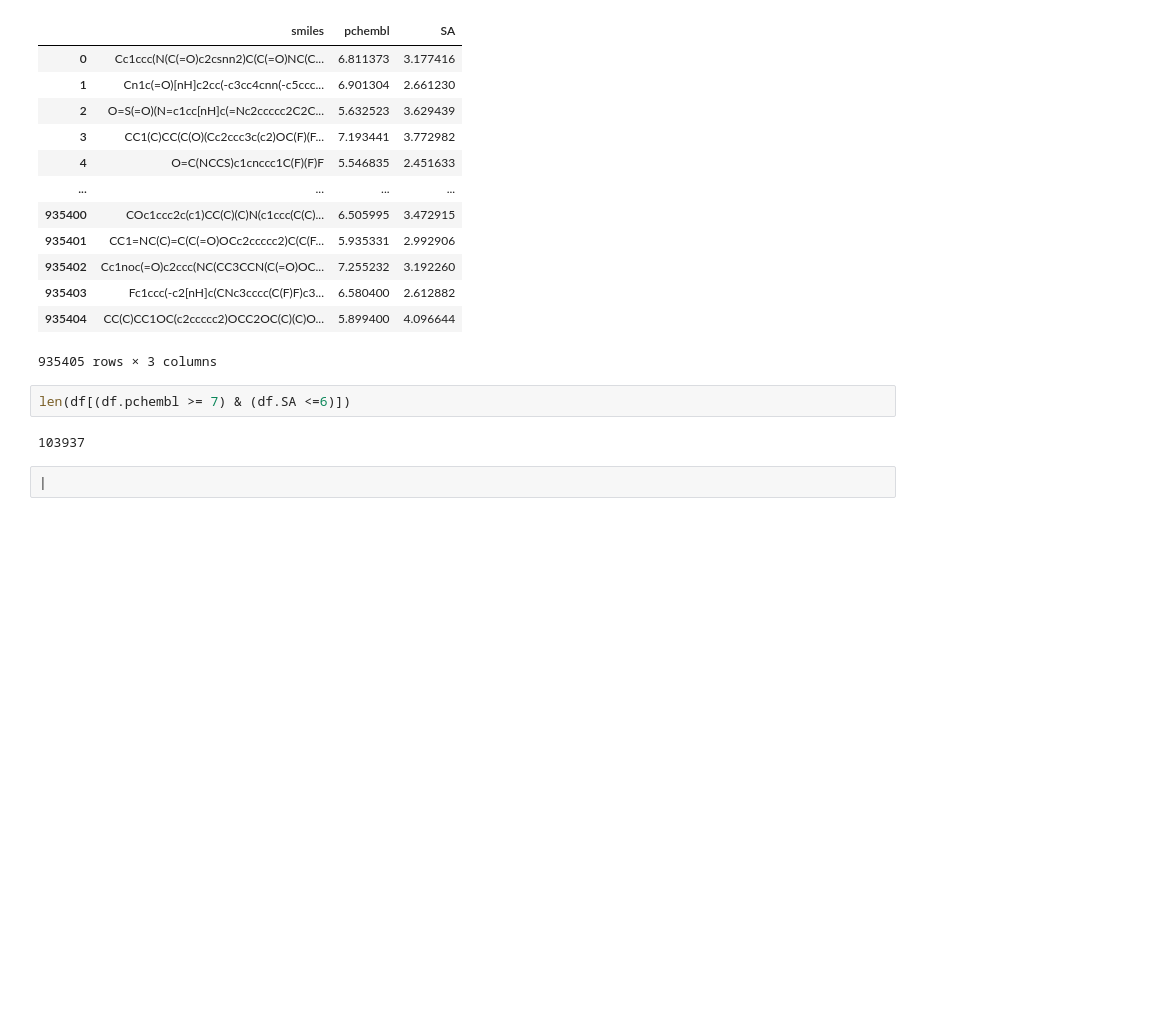
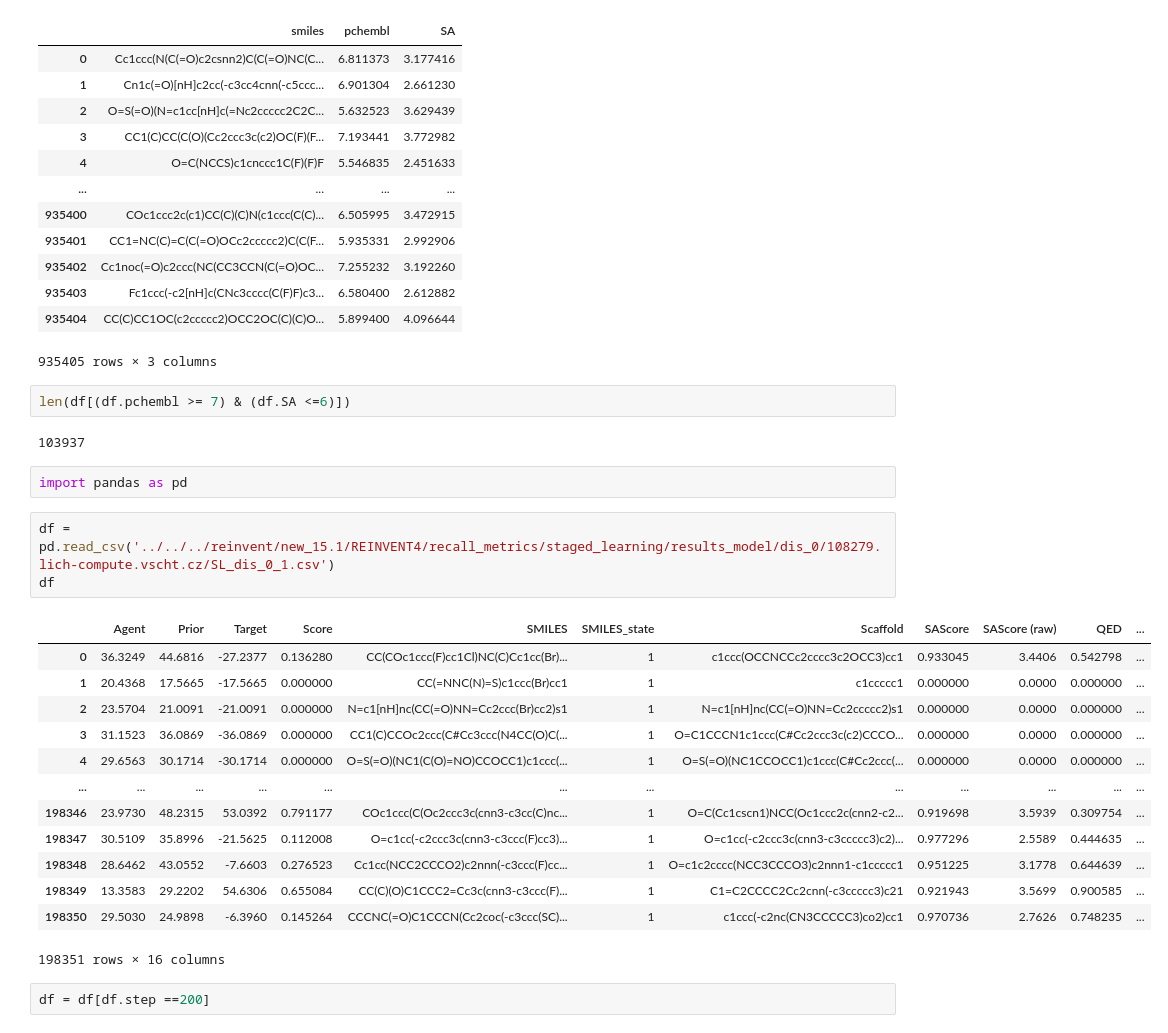
Before and after one commit to filvaleriia/scaffold-based-metrics, a Jupyter notebook: Untitled1.ipynb, the cells around one changed output. Cells and saved outputs as stored; diff of their text form; blank space fills up the shorter version.

```diff
--- a/Untitled1.ipynb
+++ b/Untitled1.ipynb
@@ -536,5 +536,24 @@ df
 len(df[(df.pchembl >= 7) & (df.SA <=6)])
 # %% [output]
 103937
-# %%
-|
+# %%
+import pandas as pd
+# %%
+df = pd.read_csv('../../../reinvent/new_15.1/REINVENT4/recall_metrics/staged_learning/results_model/dis_0/108279.lich-compute.vscht.cz/SL_dis_0_1.csv')
+df
+# %% [output]
+|  | Agent | Prior | Target | Score | SMILES | SMILES_state | Scaffold | SAScore | SAScore (raw) | QED | ... |
+| 0 | 36.3249 | 44.6816 | -27.2377 | 0.136280 | CC(COc1ccc(F)cc1Cl)NC(C)Cc1cc(Br)... | 1 | c1ccc(OCCNCCc2cccc3c2OCC3)cc1 | 0.933045 | 3.4406 | 0.542798 | ... |
+| 1 | 20.4368 | 17.5665 | -17.5665 | 0.000000 | CC(=NNC(N)=S)c1ccc(Br)cc1 | 1 | c1ccccc1 | 0.000000 | 0.0000 | 0.000000 | ... |
+| 2 | 23.5704 | 21.0091 | -21.0091 | 0.000000 | N=c1[nH]nc(CC(=O)NN=Cc2ccc(Br)cc2)s1 | 1 | N=c1[nH]nc(CC(=O)NN=Cc2ccccc2)s1 | 0.000000 | 0.0000 | 0.000000 | ... |
+| 3 | 31.1523 | 36.0869 | -36.0869 | 0.000000 | CC1(C)CCOc2ccc(C#Cc3ccc(N4CC(O)C(... | 1 | O=C1CCCN1c1ccc(C#Cc2ccc3c(c2)CCCO... | 0.000000 | 0.0000 | 0.000000 | ... |
+| 4 | 29.6563 | 30.1714 | -30.1714 | 0.000000 | O=S(=O)(NC1(C(O)=NO)CCOCC1)c1ccc(... | 1 | O=S(=O)(NC1CCOCC1)c1ccc(C#Cc2ccc(... | 0.000000 | 0.0000 | 0.000000 | ... |
+| ... | ... | ... | ... | ... | ... | ... | ... | ... | ... | ... | ... |
+| 198346 | 23.9730 | 48.2315 | 53.0392 | 0.791177 | COc1ccc(C(Oc2ccc3c(cnn3-c3cc(C)nc... | 1 | O=C(Cc1cscn1)NCC(Oc1ccc2c(cnn2-c2... | 0.919698 | 3.5939 | 0.309754 | ... |
+| 198347 | 30.5109 | 35.8996 | -21.5625 | 0.112008 | O=c1cc(-c2ccc3c(cnn3-c3ccc(F)cc3)... | 1 | O=c1cc(-c2ccc3c(cnn3-c3ccccc3)c2)... | 0.977296 | 2.5589 | 0.444635 | ... |
+| 198348 | 28.6462 | 43.0552 | -7.6603 | 0.276523 | Cc1cc(NCC2CCCO2)c2nnn(-c3ccc(F)cc... | 1 | O=c1c2cccc(NCC3CCCO3)c2nnn1-c1ccccc1 | 0.951225 | 3.1778 | 0.644639 | ... |
+| 198349 | 13.3583 | 29.2202 | 54.6306 | 0.655084 | CC(C)(O)C1CCC2=Cc3c(cnn3-c3ccc(F)... | 1 | C1=C2CCCC2Cc2cnn(-c3ccccc3)c21 | 0.921943 | 3.5699 | 0.900585 | ... |
+| 198350 | 29.5030 | 24.9898 | -6.3960 | 0.145264 | CCCNC(=O)C1CCCN(Cc2coc(-c3ccc(SC)... | 1 | c1ccc(-c2nc(CN3CCCCC3)co2)cc1 | 0.970736 | 2.7626 | 0.748235 | ... |
+198351 rows × 16 columns
+# %%
+df = df[df.step ==200]
```
Also changed, not shown: parts of 1 cell of this notebook, 1 other file.
